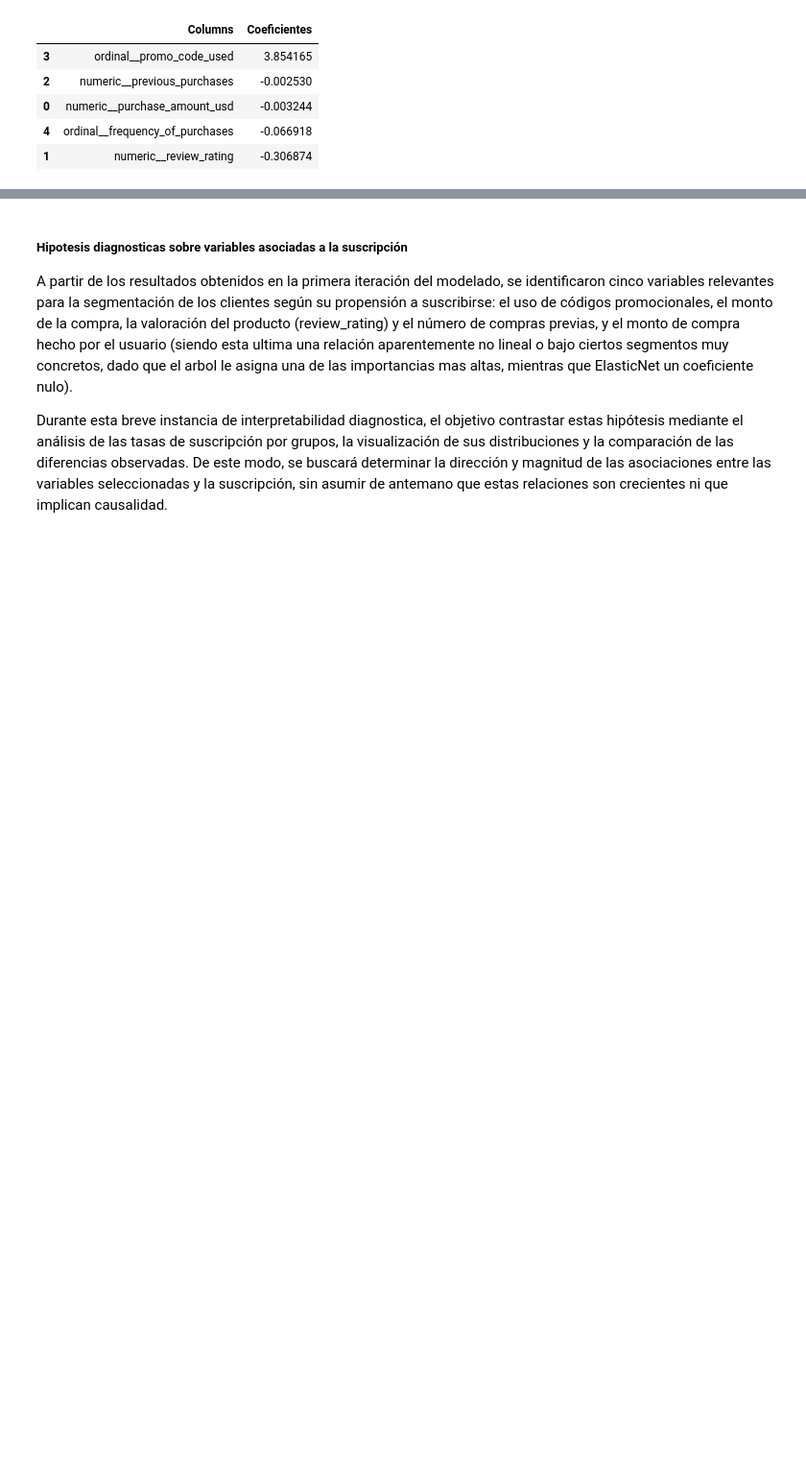
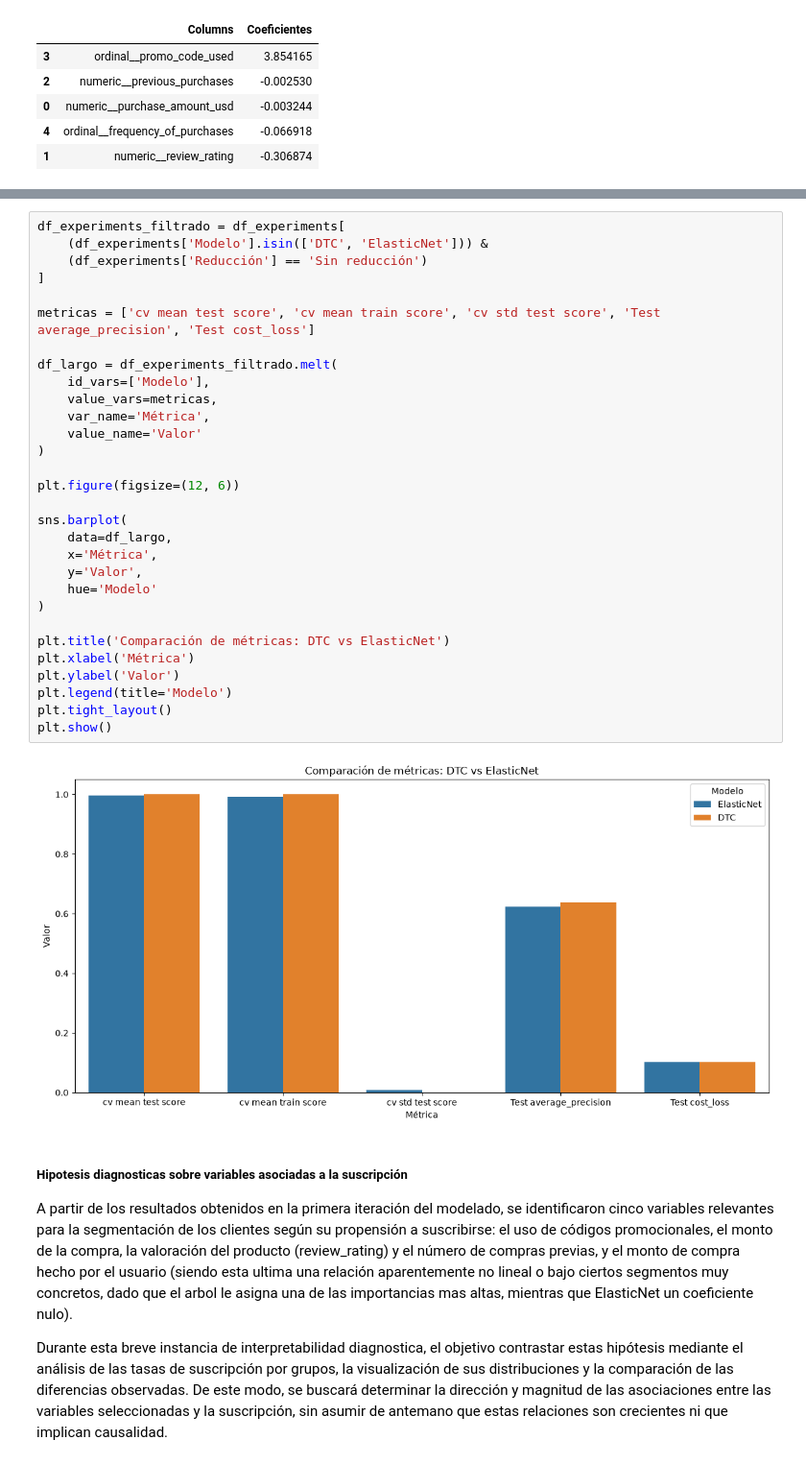
Before and after one commit to ianCristianAriel/2024-eeuu-comportamiento-consumidor, a Jupyter notebook: notebooks/5_machine_learning.ipynb, the cells around one changed output, grey strips where cells are left out. Shown at 96% size. Drawn from its saved outputs; the diff is of its cells as text; blank space fills up the shorter version.

```diff
--- a/notebooks/5_machine_learning.ipynb
+++ b/notebooks/5_machine_learning.ipynb
@@ -565,3 +566,35 @@ pd.DataFrame({'Columns':preprocessor.get_feature_names_out(), 'Coeficientes':ela
+# %%
+df_experiments_filtrado = df_experiments[
+    (df_experiments['Modelo'].isin(['DTC', 'ElasticNet'])) &
+    (df_experiments['Reducción'] == 'Sin reducción')
+]
+
+metricas = ['cv mean test score', 'cv mean train score', 'cv std test score', 'Test average_precision', 'Test cost_loss']
+
+df_largo = df_experiments_filtrado.melt(
+    id_vars=['Modelo'],
+    value_vars=metricas,
+    var_name='Métrica',
+    value_name='Valor'
+)
+
+plt.figure(figsize=(12, 6))
+
+sns.barplot(
+    data=df_largo,
+    x='Métrica',
+    y='Valor',
+    hue='Modelo'
+)
+
+plt.title('Comparación de métricas: DTC vs ElasticNet')
+plt.xlabel('Métrica')
+plt.ylabel('Valor')
+plt.legend(title='Modelo')
+plt.tight_layout()
+plt.show()
+# %% [output]
+[figure, added]
 # %% [markdown]
 ##### Hipotesis diagnosticas sobre variables asociadas a la suscripción
 
```
Also changed, not shown: parts of 17 cells of this notebook, 2 other files.
